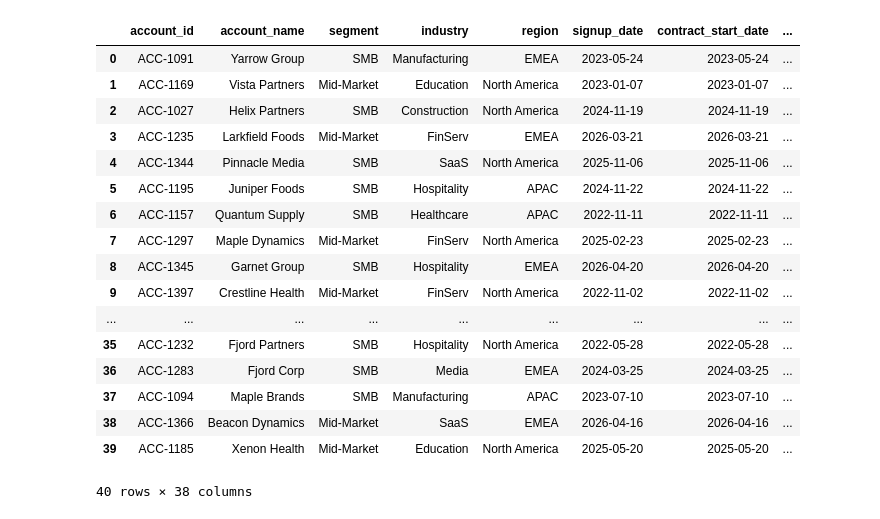
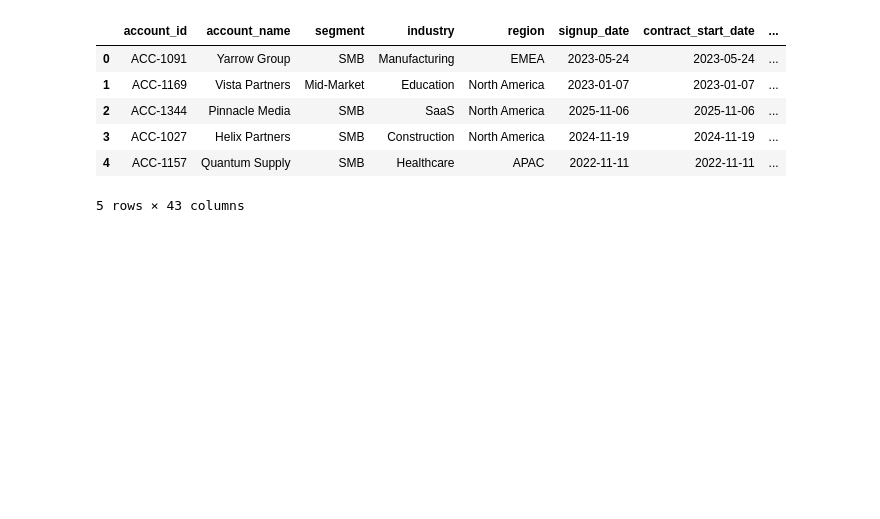
Before and after one commit to hr131464-lgtm/NorthBeam-Customer-Success-Strategy, a Jupyter notebook: notebooks/06_Final_Recommendations.ipynb, the cells around one changed output. Cells and saved outputs as stored; diff of their text form; code cells hidden in the pictures; blank space fills up the shorter version.

```diff
--- a/notebooks/06_Final_Recommendations.ipynb
+++ b/notebooks/06_Final_Recommendations.ipynb
@@ -2,28 +2,15 @@
 import pandas as pd
 import matplotlib.pyplot as plt
 # %%
-df = pd.read_csv("../northbeam_customer_health_scores.csv")
+df = pd.read_csv("../top_40_priority_customers.csv")
 # %%
-top_40 = df.nsmallest(40, "customer_health_score")
-
-top_40
+df.head()
 # %% [output]
 |  | account_id | account_name | segment | industry | region | signup_date | contract_start_date | ... |
 | 0 | ACC-1091 | Yarrow Group | SMB | Manufacturing | EMEA | 2023-05-24 | 2023-05-24 | ... |
 | 1 | ACC-1169 | Vista Partners | Mid-Market | Education | North America | 2023-01-07 | 2023-01-07 | ... |
-| 2 | ACC-1027 | Helix Partners | SMB | Construction | North America | 2024-11-19 | 2024-11-19 | ... |
-| 3 | ACC-1235 | Larkfield Foods | Mid-Market | FinServ | EMEA | 2026-03-21 | 2026-03-21 | ... |
-| 4 | ACC-1344 | Pinnacle Media | SMB | SaaS | North America | 2025-11-06 | 2025-11-06 | ... |
-| 5 | ACC-1195 | Juniper Foods | SMB | Hospitality | APAC | 2024-11-22 | 2024-11-22 | ... |
-| 6 | ACC-1157 | Quantum Supply | SMB | Healthcare | APAC | 2022-11-11 | 2022-11-11 | ... |
-| 7 | ACC-1297 | Maple Dynamics | Mid-Market | FinServ | North America | 2025-02-23 | 2025-02-23 | ... |
-| 8 | ACC-1345 | Garnet Group | SMB | Hospitality | EMEA | 2026-04-20 | 2026-04-20 | ... |
-| 9 | ACC-1397 | Crestline Health | Mid-Market | FinServ | North America | 2022-11-02 | 2022-11-02 | ... |
-| ... | ... | ... | ... | ... | ... | ... | ... | ... |
-| 35 | ACC-1232 | Fjord Partners | SMB | Hospitality | North America | 2022-05-28 | 2022-05-28 | ... |
-| 36 | ACC-1283 | Fjord Corp | SMB | Media | EMEA | 2024-03-25 | 2024-03-25 | ... |
-| 37 | ACC-1094 | Maple Brands | SMB | Manufacturing | APAC | 2023-07-10 | 2023-07-10 | ... |
-| 38 | ACC-1366 | Beacon Dynamics | Mid-Market | SaaS | EMEA | 2026-04-16 | 2026-04-16 | ... |
-| 39 | ACC-1185 | Xenon Health | Mid-Market | Education | North America | 2025-05-20 | 2025-05-20 | ... |
+| 2 | ACC-1344 | Pinnacle Media | SMB | SaaS | North America | 2025-11-06 | 2025-11-06 | ... |
+| 3 | ACC-1027 | Helix Partners | SMB | Construction | North America | 2024-11-19 | 2024-11-19 | ... |
+| 4 | ACC-1157 | Quantum Supply | SMB | Healthcare | APAC | 2022-11-11 | 2022-11-11 | ... |
-40 rows × 38 columns
+5 rows × 43 columns
 # %%
```
Also changed, not shown: parts of 7 cells of this notebook, 10 other files.
